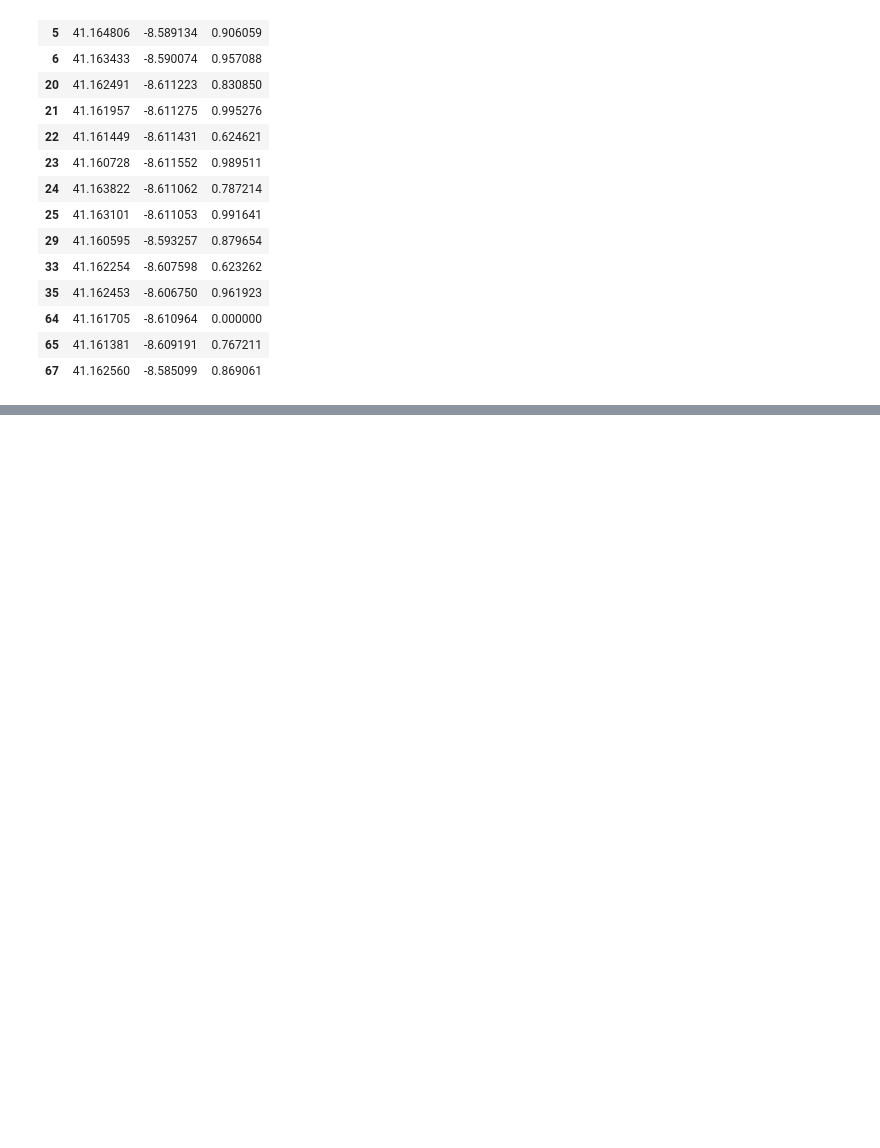
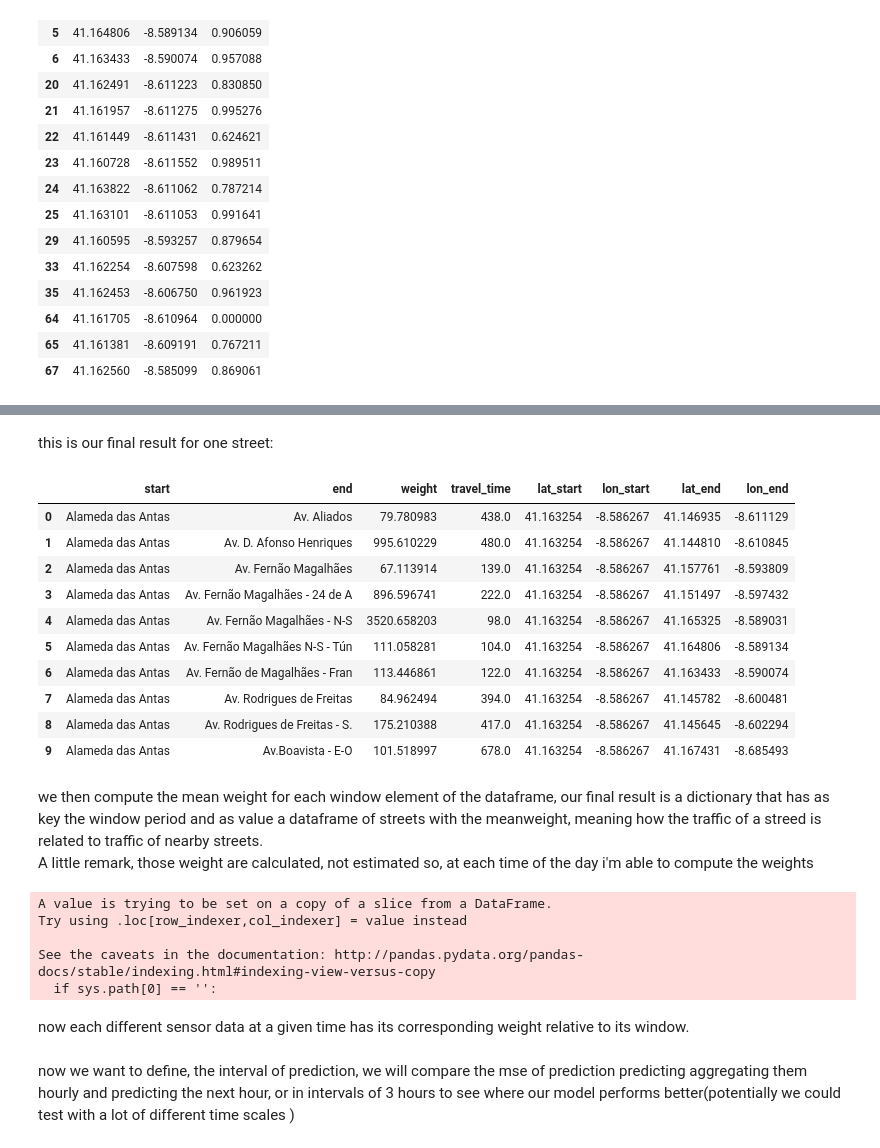
Before and after one commit to mnasini/wdl2, a Jupyter notebook: data_prep.ipynb, the cells around one changed output, grey strips where cells are left out. Saved outputs shown, nothing was run; the diff lists cells and outputs as text; code cells hidden in the pictures; blank space fills up the shorter version.

```diff
--- a/data_prep.ipynb
+++ b/data_prep.ipynb
@@ -614,0 +661,2 @@ list(map(list, list(records)))
+# %%
+windows=[windows1,windows2,windows3,windows4]
@@ -614,0 +736,48 @@ list(map(list, list(records)))
+# %%
+datesq=list(map(lambda x: x.strftime("%Y-%m-%dT%H:%M:%S"),windows))
+# %%
+dataframe_windows = {name: pd.DataFrame() for name in datesq}
+# %%
+for h in dataframe_windows:
+
+    latx=[]
+    lonx=[]
+    laty=[]
+    lony=[]
+    time=[]
+    weight=[]
+    start=[]
+    end=[]
+    for i in range(len(weightmatrix)):
+        for j in range(len(weightmatrix[i])):
+            if (weightmatrix[i][j][0]!=0):
+                weight.append(weightmatrix[i][j][0])
+                time.append(weightmatrix[i][j][1])
+                latx.append(weightmatrix[i][j][2])
+                lonx.append(weightmatrix[i][j][3])
+                laty.append(weightmatrix[i][j][4])
+                lony.append(weightmatrix[i][j][5])
+                start.append(weightmatrix[i][j][6])
+                end.append(weightmatrix[i][j][7])
+    rel= {'start': start, 'end': end, 'weight': weight,'travel_time':time,'lat_start':latx,'lon_start':lonx,'lat_end':laty,'lon_end':lony}
+    relations = pd.DataFrame(data=rel)
+    dataframe_windows[h]=relations.copy()
+# %% [markdown]
+this is our final result for one street:
+# %%
+dataframe_windows["2018-03-20T04:00:00"].head(10)
+# %% [output]
+|  | start | end | weight | travel_time | lat_start | lon_start | lat_end | lon_end |
+| 0 | Alameda das Antas | Av. Aliados | 79.780983 | 438.0 | 41.163254 | -8.586267 | 41.146935 | -8.611129 |
+| 1 | Alameda das Antas | Av. D. Afonso Henriques | 995.610229 | 480.0 | 41.163254 | -8.586267 | 41.144810 | -8.610845 |
+| 2 | Alameda das Antas | Av. Fernão Magalhães | 67.113914 | 139.0 | 41.163254 | -8.586267 | 41.157761 | -8.593809 |
+| 3 | Alameda das Antas | Av. Fernão Magalhães - 24 de A | 896.596741 | 222.0 | 41.163254 | -8.586267 | 41.151497 | -8.597432 |
+| 4 | Alameda das Antas | Av. Fernão Magalhães - N-S | 3520.658203 | 98.0 | 41.163254 | -8.586267 | 41.165325 | -8.589031 |
+| 5 | Alameda das Antas | Av. Fernão Magalhães N-S - Tún | 111.058281 | 104.0 | 41.163254 | -8.586267 | 41.164806 | -8.589134 |
+| 6 | Alameda das Antas | Av. Fernão de Magalhães - Fran | 113.446861 | 122.0 | 41.163254 | -8.586267 | 41.163433 | -8.590074 |
+| 7 | Alameda das Antas | Av. Rodrigues de Freitas | 84.962494 | 394.0 | 41.163254 | -8.586267 | 41.145782 | -8.600481 |
+| 8 | Alameda das Antas | Av. Rodrigues de Freitas - S. | 175.210388 | 417.0 | 41.163254 | -8.586267 | 41.145645 | -8.602294 |
+| 9 | Alameda das Antas | Av.Boavista - E-O | 101.518997 | 678.0 | 41.163254 | -8.586267 | 41.167431 | -8.685493 |
+# %% [markdown]
+we then compute the mean weight for each window element of the dataframe, our final result is a dictionary that has as key the window period and as value a dataframe of streets with the meanweight, meaning how the traffic of a streed is related to traffic of nearby streets.<br>
+A little remark, those weight are calculated, not estimated so, at each time of the day i'm able to compute the weights
@@ -614,0 +801,26 @@ list(map(list, list(records)))
+# %%
+
+dataframe_concat = {name: pd.DataFrame() for name in datesq}
+for i in dataframe_windows:
+    dat=datetime.strptime(i, '%Y-%m-%dT%H:%M:%S')
+    dat_h=dat.hour
+    dat=dat.date()
+
+    if dat_h==13:
+        df_comp=df_sens_an[(df_sens_an["dateobservedfrom"].dt.date==dat)&(df_sens_an["hour"]>=8)&(df_sens_an["hour"]<23)]
+    else:
+        df_comp=df_sens_an[(df_sens_an["dateobservedfrom"].dt.date==dat)&(df_sens_an["hour"]<8)&(df_sens_an["hour"]>=0)]
+    df_comp["mask"]=i
+    df_comp=df_comp.merge(dataframe_windows[i],how="left",left_on="name_x",right_on="start")
+    dataframe_concat[i]=df_comp
+df_sens_an=pd.concat(dataframe_concat)
+# %% [output]
+A value is trying to be set on a copy of a slice from a DataFrame.
+Try using .loc[row_indexer,col_indexer] = value instead
+
+See the caveats in the documentation: http://pandas.pydata.org/pandas-docs/stable/indexing.html#indexing-view-versus-copy
+  if sys.path[0] == '':
+# %% [markdown]
+now each different sensor data at a given time has its corresponding weight relative to its window.
+# %% [markdown]
+now we want to define, the interval of prediction, we will compare the mse of prediction predicting  aggregating them hourly and predicting the next hour,  or in intervals of 3 hours to see where our model performs better(potentially we could test with a lot of different time scales )
```
Also changed, not shown: parts of 83 cells of this notebook.
